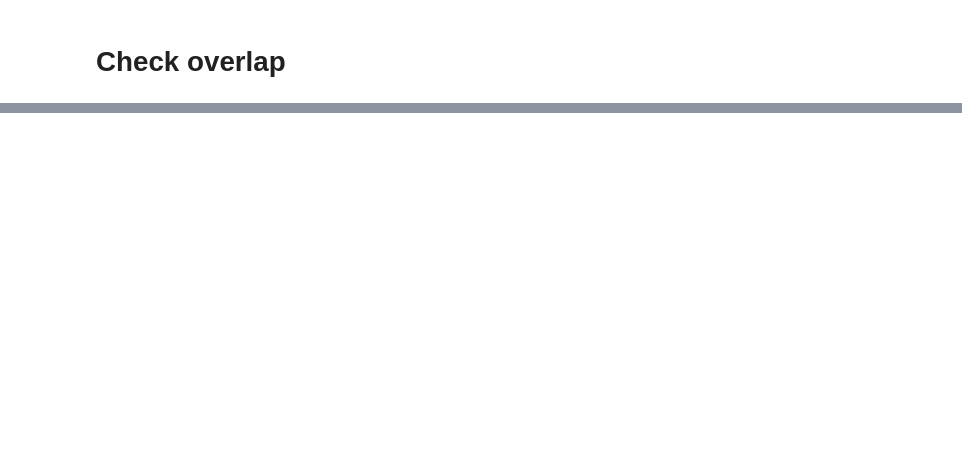
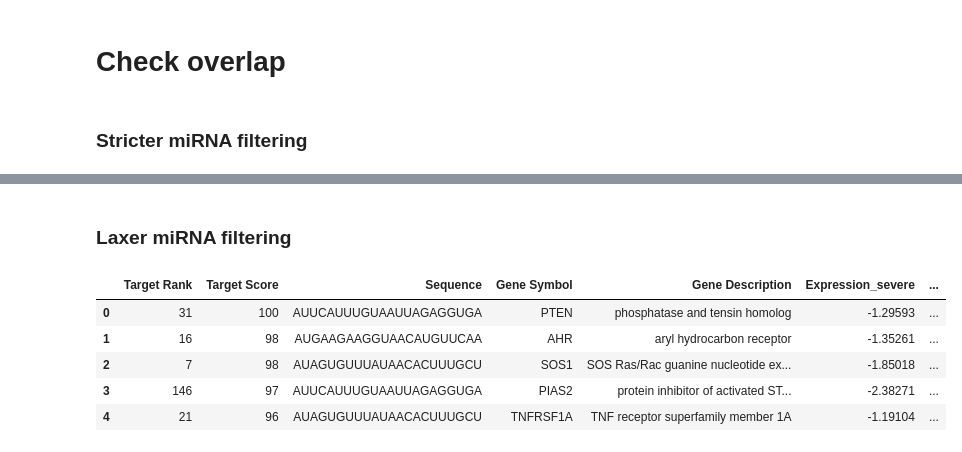
Before and after one commit to mbalesni/covid-mirna, a Jupyter notebook: transcriptome-analysis/transcriptome_analysis.ipynb, the cells around one changed output, grey strips where cells are left out. Drawn from its saved outputs; the diff is of its cells as text; code cells hidden in the pictures; blank space fills up the shorter version.

```diff
--- a/transcriptome-analysis/transcriptome_analysis.ipynb
+++ b/transcriptome-analysis/transcriptome_analysis.ipynb
@@ -97,5 +120,5 @@ def parse_table(path_to_doc, table_id):
         row_data = dict(zip(keys, text))
         rows.append(row_data)
 
-    return pd.DataFrame(data)
+    return pd.DataFrame(rows)
 # %%
@@ -114,6 +137,8 @@ conditions_mapping = {'Expression_x': 'Expression_severe', 'Expression_y': 'Expr
 degs_df = degs_df.rename(columns=conditions_mapping)
 # %% [markdown]
 # Check overlap
+# %% [markdown]
+### Stricter miRNA filtering
 # %%
 pd.merge(predicted_genes_df, degs_df, how='inner', on='Gene Symbol')
 # %% [output]
@@ -121,3 +146,14 @@ pd.merge(predicted_genes_df, degs_df, how='inner', on='Gene Symbol')
 | 0 | 7 | 98 | AUAGUGUUUAUAACACUUUGCU | SOS1 | SOS Ras/Rac guanine nucleotide ex... | 5' | 656 | ... |
 | 1 | 2 | 96 | UCAUUACUUCAGGUGAUGGCAC | PIAS2 | protein inhibitor of activated ST... | 5' | 435 | ... |
 | 2 | 21 | 96 | AUAGUGUUUAUAACACUUUGCU | TNFRSF1A | TNF receptor superfamily member 1A | 5' | 656 | ... |
+# %% [markdown]
+### Laxer miRNA filtering
+# %%
+pd.merge(predicted_genes_lax_df, degs_df, how='inner', on='Gene Symbol')
+# %% [output]
+|  | Target Rank | Target Score | Sequence | Gene Symbol | Gene Description | Expression_severe | ... |
+| 0 | 31 | 100 | AUUCAUUUGUAAUUAGAGGUGA | PTEN | phosphatase and tensin homolog | -1.29593 | ... |
+| 1 | 16 | 98 | AUGAAGAAGGUAACAUGUUCAA | AHR | aryl hydrocarbon receptor | -1.35261 | ... |
+| 2 | 7 | 98 | AUAGUGUUUAUAACACUUUGCU | SOS1 | SOS Ras/Rac guanine nucleotide ex... | -1.85018 | ... |
+| 3 | 146 | 97 | AUUCAUUUGUAAUUAGAGGUGA | PIAS2 | protein inhibitor of activated ST... | -2.38271 | ... |
+| 4 | 21 | 96 | AUAGUGUUUAUAACACUUUGCU | TNFRSF1A | TNF receptor superfamily member 1A | -1.19104 | ... |
```
Also changed, not shown: parts of 11 cells of this notebook.
